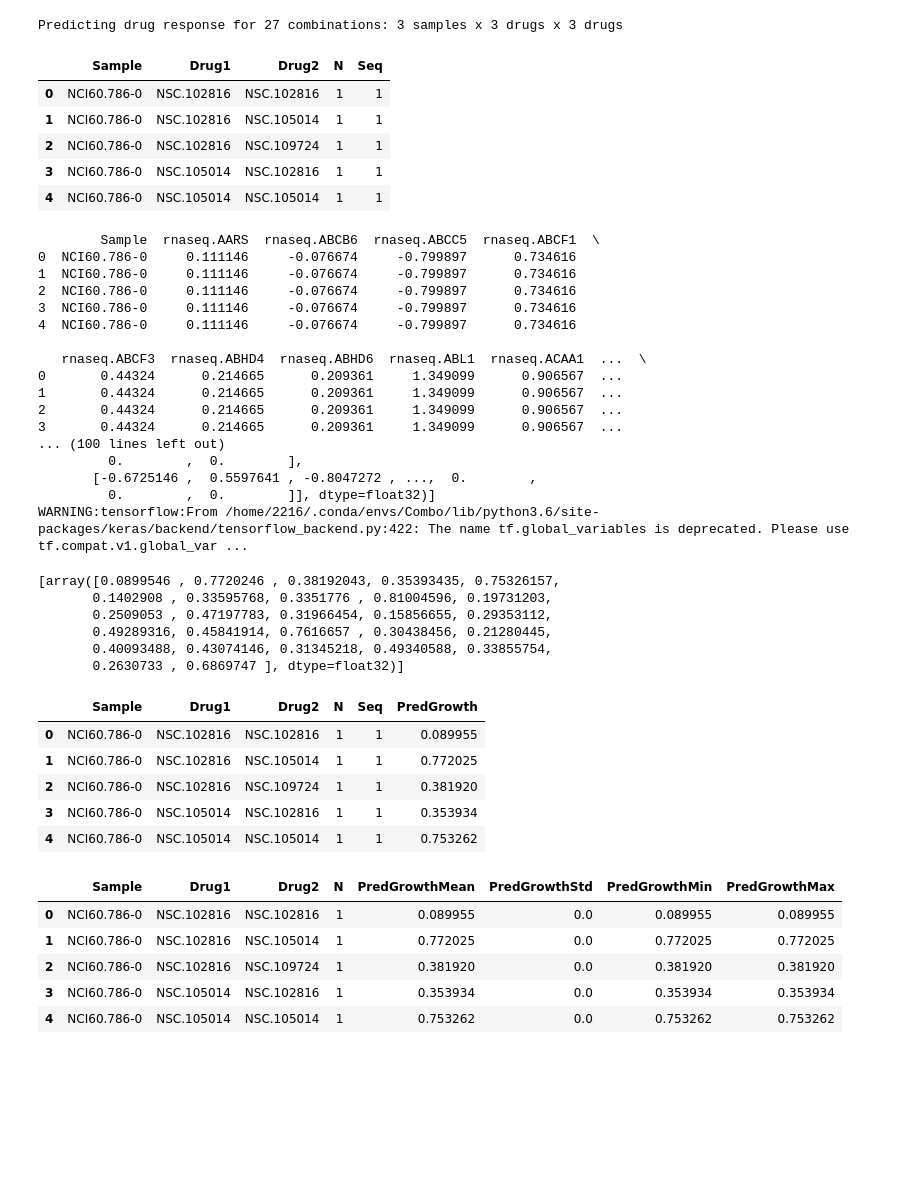
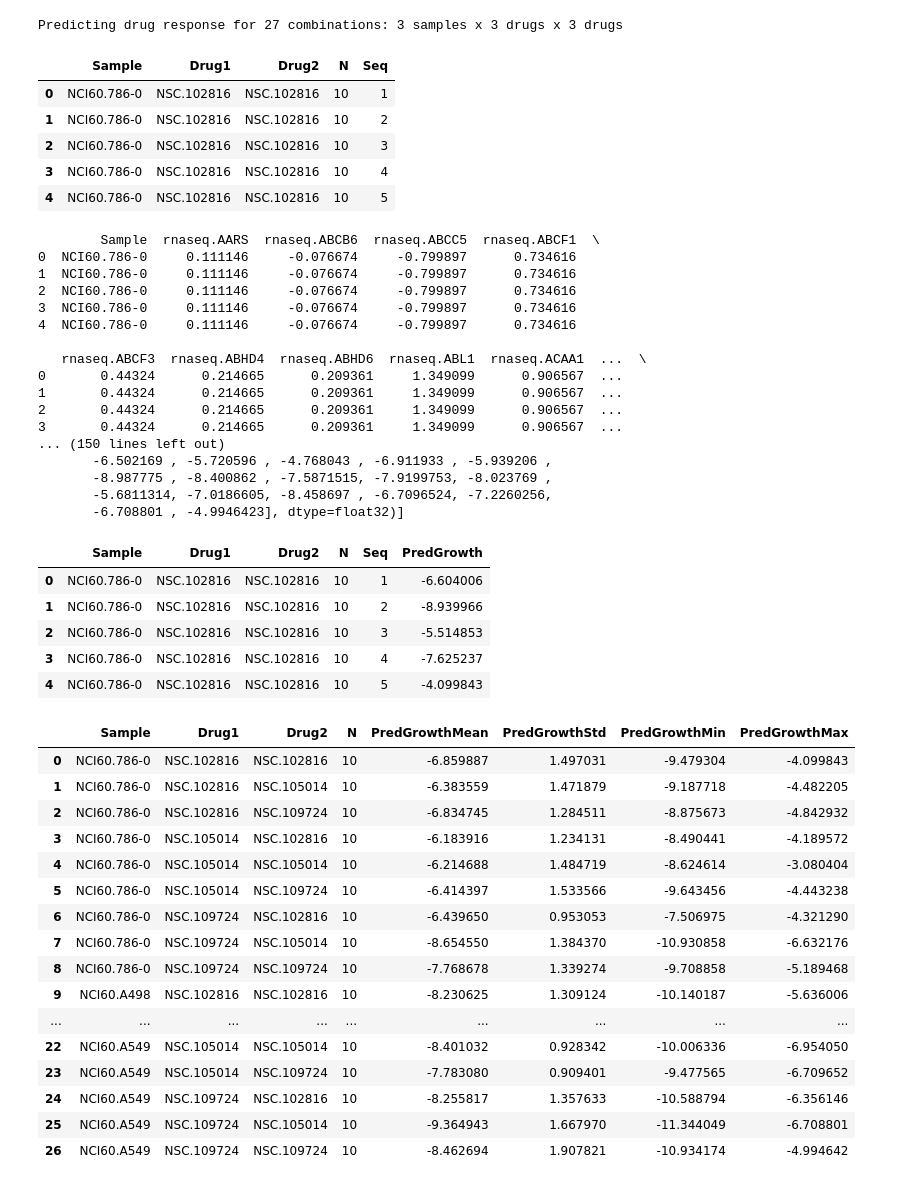
Before and after one commit to vgutta/NCI-DOE-Collab-Pilot1-Combo-combination-drug-response-predictor, a Jupyter notebook: Pilot1/Combo/predict.ipynb, the cells around one changed output. Drawn from its saved outputs; the diff is of its cells as text; code cells hidden in the pictures; blank space fills up the shorter version.

Commit message:
predict on patient disease samples w/ Combo

```diff
--- a/Pilot1/Combo/predict.ipynb
+++ b/Pilot1/Combo/predict.ipynb
@@ -65,7 +65,7 @@ def get_parser(description=None):
                         default='uq.model.h5',
                         help='trained model file')
     parser.add_argument('-n', '--n_pred', type=int,
-                        default=1,
+                        default=10,
                         help='the number of predictions to make for each sample-drug combination for uncertainty quantification')
     parser.add_argument('-w', '--weights_file',
                         default='uq.weights.h5',
@@ -270,11 +266,11 @@ Predicting drug response for 27 combinations: 3 samples x 3 drugs x 3 drugs
 df_all.head()
 # %% [output]
 |  | Sample | Drug1 | Drug2 | N | Seq |
-| 0 | NCI60.786-0 | NSC.102816 | NSC.102816 | 1 | 1 |
-| 1 | NCI60.786-0 | NSC.102816 | NSC.105014 | 1 | 1 |
-| 2 | NCI60.786-0 | NSC.102816 | NSC.109724 | 1 | 1 |
-| 3 | NCI60.786-0 | NSC.105014 | NSC.102816 | 1 | 1 |
-| 4 | NCI60.786-0 | NSC.105014 | NSC.105014 | 1 | 1 |
+| 0 | NCI60.786-0 | NSC.102816 | NSC.102816 | 10 | 1 |
+| 1 | NCI60.786-0 | NSC.102816 | NSC.102816 | 10 | 2 |
+| 2 | NCI60.786-0 | NSC.102816 | NSC.102816 | 10 | 3 |
+| 3 | NCI60.786-0 | NSC.102816 | NSC.102816 | 10 | 4 |
+| 4 | NCI60.786-0 | NSC.102816 | NSC.102816 | 10 | 5 |
 # %%
 total = df_sum.shape[0]
 
@@ -320,32 +316,37 @@ for i in tqdm(range(0, total, args.step)):
 1       0.44324      0.214665      0.209361     1.349099      0.906567  ...
 2       0.44324      0.214665      0.209361     1.349099      0.906567  ...
 3       0.44324      0.214665      0.209361     1.349099      0.906567  ...
-... (100 lines left out)
-         0.        ,  0.        ],
-       [-0.6725146 ,  0.5597641 , -0.8047272 , ...,  0.        ,
-         0.        ,  0.        ]], dtype=float32)]
-WARNING:tensorflow:From /home/2216/.conda/envs/Combo/lib/python3.6/site-packages/keras/backend/tensorflow_backend.py:422: The name tf.global_variables is deprecated. Please use tf.compat.v1.global_var ...
+... (150 lines left out)
+       -6.502169 , -5.720596 , -4.768043 , -6.911933 , -5.939206 ,
+       -8.987775 , -8.400862 , -7.5871515, -7.9199753, -8.023769 ,
+       -5.6811314, -7.0186605, -8.458697 , -6.7096524, -7.2260256,
+       -6.708801 , -4.9946423], dtype=float32)]
-[array([0.0899546 , 0.7720246 , 0.38192043, 0.35393435, 0.75326157,
-       0.1402908 , 0.33595768, 0.3351776 , 0.81004596, 0.19731203,
-       0.2509053 , 0.47197783, 0.31966454, 0.15856655, 0.29353112,
-       0.49289316, 0.45841914, 0.7616657 , 0.30438456, 0.21280445,
-       0.40093488, 0.43074146, 0.31345218, 0.49340588, 0.33855754,
-       0.2630733 , 0.6869747 ], dtype=float32)]
 # %%
 df_all.head()
 # %% [output]
 |  | Sample | Drug1 | Drug2 | N | Seq | PredGrowth |
-| 0 | NCI60.786-0 | NSC.102816 | NSC.102816 | 1 | 1 | 0.089955 |
-| 1 | NCI60.786-0 | NSC.102816 | NSC.105014 | 1 | 1 | 0.772025 |
-| 2 | NCI60.786-0 | NSC.102816 | NSC.109724 | 1 | 1 | 0.381920 |
-| 3 | NCI60.786-0 | NSC.105014 | NSC.102816 | 1 | 1 | 0.353934 |
-| 4 | NCI60.786-0 | NSC.105014 | NSC.105014 | 1 | 1 | 0.753262 |
+| 0 | NCI60.786-0 | NSC.102816 | NSC.102816 | 10 | 1 | -6.604006 |
+| 1 | NCI60.786-0 | NSC.102816 | NSC.102816 | 10 | 2 | -8.939966 |
+| 2 | NCI60.786-0 | NSC.102816 | NSC.102816 | 10 | 3 | -5.514853 |
+| 3 | NCI60.786-0 | NSC.102816 | NSC.102816 | 10 | 4 | -7.625237 |
+| 4 | NCI60.786-0 | NSC.102816 | NSC.102816 | 10 | 5 | -4.099843 |
 # %%
-df_sum.head()
+df_sum
 # %% [output]
 |  | Sample | Drug1 | Drug2 | N | PredGrowthMean | PredGrowthStd | PredGrowthMin | PredGrowthMax |
-| 0 | NCI60.786-0 | NSC.102816 | NSC.102816 | 1 | 0.089955 | 0.0 | 0.089955 | 0.089955 |
-| 1 | NCI60.786-0 | NSC.102816 | NSC.105014 | 1 | 0.772025 | 0.0 | 0.772025 | 0.772025 |
-| 2 | NCI60.786-0 | NSC.102816 | NSC.109724 | 1 | 0.381920 | 0.0 | 0.381920 | 0.381920 |
-| 3 | NCI60.786-0 | NSC.105014 | NSC.102816 | 1 | 0.353934 | 0.0 | 0.353934 | 0.353934 |
-| 4 | NCI60.786-0 | NSC.105014 | NSC.105014 | 1 | 0.753262 | 0.0 | 0.753262 | 0.753262 |
+| 0 | NCI60.786-0 | NSC.102816 | NSC.102816 | 10 | -6.859887 | 1.497031 | -9.479304 | -4.099843 |
+| 1 | NCI60.786-0 | NSC.102816 | NSC.105014 | 10 | -6.383559 | 1.471879 | -9.187718 | -4.482205 |
+| 2 | NCI60.786-0 | NSC.102816 | NSC.109724 | 10 | -6.834745 | 1.284511 | -8.875673 | -4.842932 |
+| 3 | NCI60.786-0 | NSC.105014 | NSC.102816 | 10 | -6.183916 | 1.234131 | -8.490441 | -4.189572 |
+| 4 | NCI60.786-0 | NSC.105014 | NSC.105014 | 10 | -6.214688 | 1.484719 | -8.624614 | -3.080404 |
+| 5 | NCI60.786-0 | NSC.105014 | NSC.109724 | 10 | -6.414397 | 1.533566 | -9.643456 | -4.443238 |
+| 6 | NCI60.786-0 | NSC.109724 | NSC.102816 | 10 | -6.439650 | 0.953053 | -7.506975 | -4.321290 |
+| 7 | NCI60.786-0 | NSC.109724 | NSC.105014 | 10 | -8.654550 | 1.384370 | -10.930858 | -6.632176 |
+| 8 | NCI60.786-0 | NSC.109724 | NSC.109724 | 10 | -7.768678 | 1.339274 | -9.708858 | -5.189468 |
+| 9 | NCI60.A498 | NSC.102816 | NSC.102816 | 10 | -8.230625 | 1.309124 | -10.140187 | -5.636006 |
+| ... | ... | ... | ... | ... | ... | ... | ... | ... |
+| 22 | NCI60.A549 | NSC.105014 | NSC.105014 | 10 | -8.401032 | 0.928342 | -10.006336 | -6.954050 |
+| 23 | NCI60.A549 | NSC.105014 | NSC.109724 | 10 | -7.783080 | 0.909401 | -9.477565 | -6.709652 |
+| 24 | NCI60.A549 | NSC.109724 | NSC.102816 | 10 | -8.255817 | 1.357633 | -10.588794 | -6.356146 |
+| 25 | NCI60.A549 | NSC.109724 | NSC.105014 | 10 | -9.364943 | 1.667970 | -11.344049 | -6.708801 |
+| 26 | NCI60.A549 | NSC.109724 | NSC.109724 | 10 | -8.462694 | 1.907821 | -10.934174 | -4.994642 |
```
Also changed, not shown: parts of 17 cells of this notebook.
